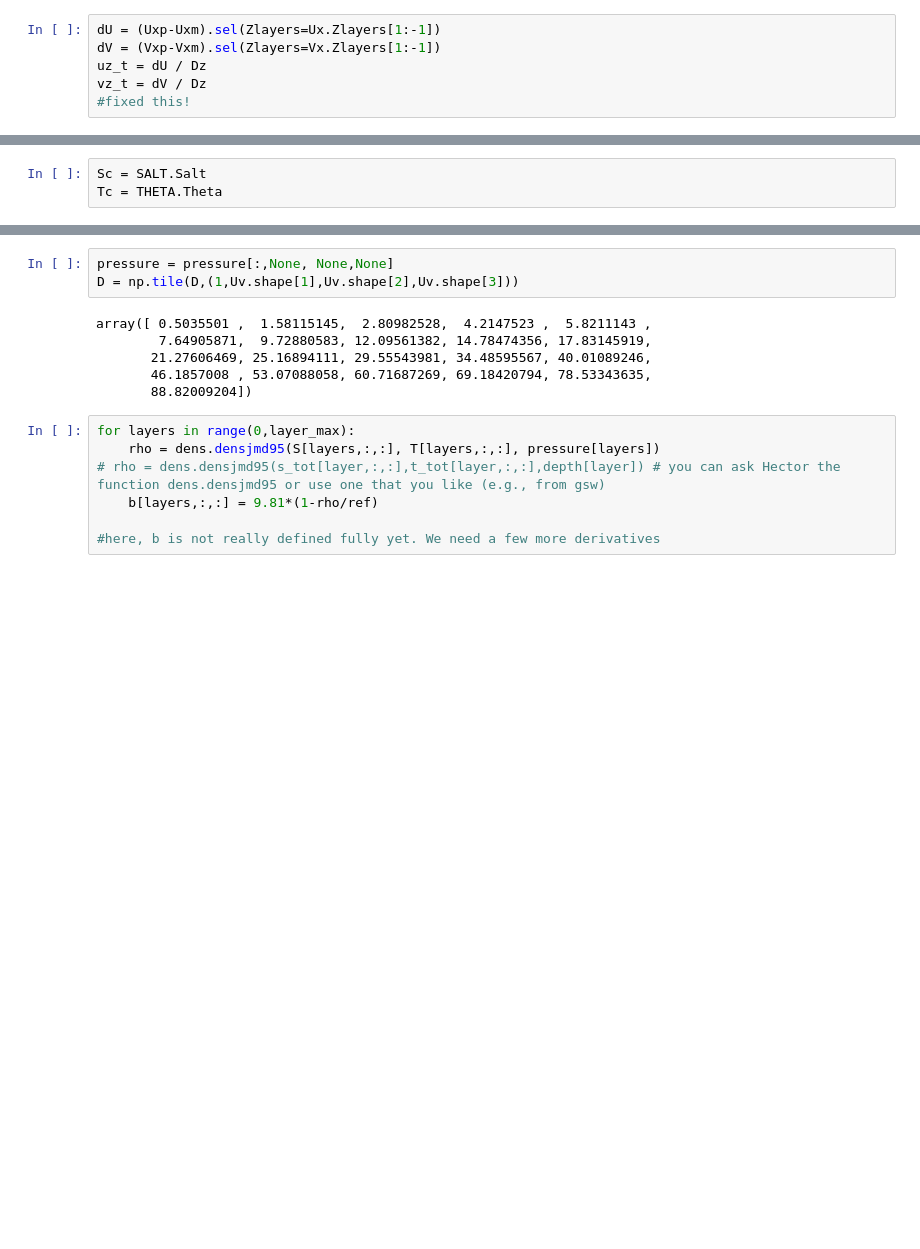
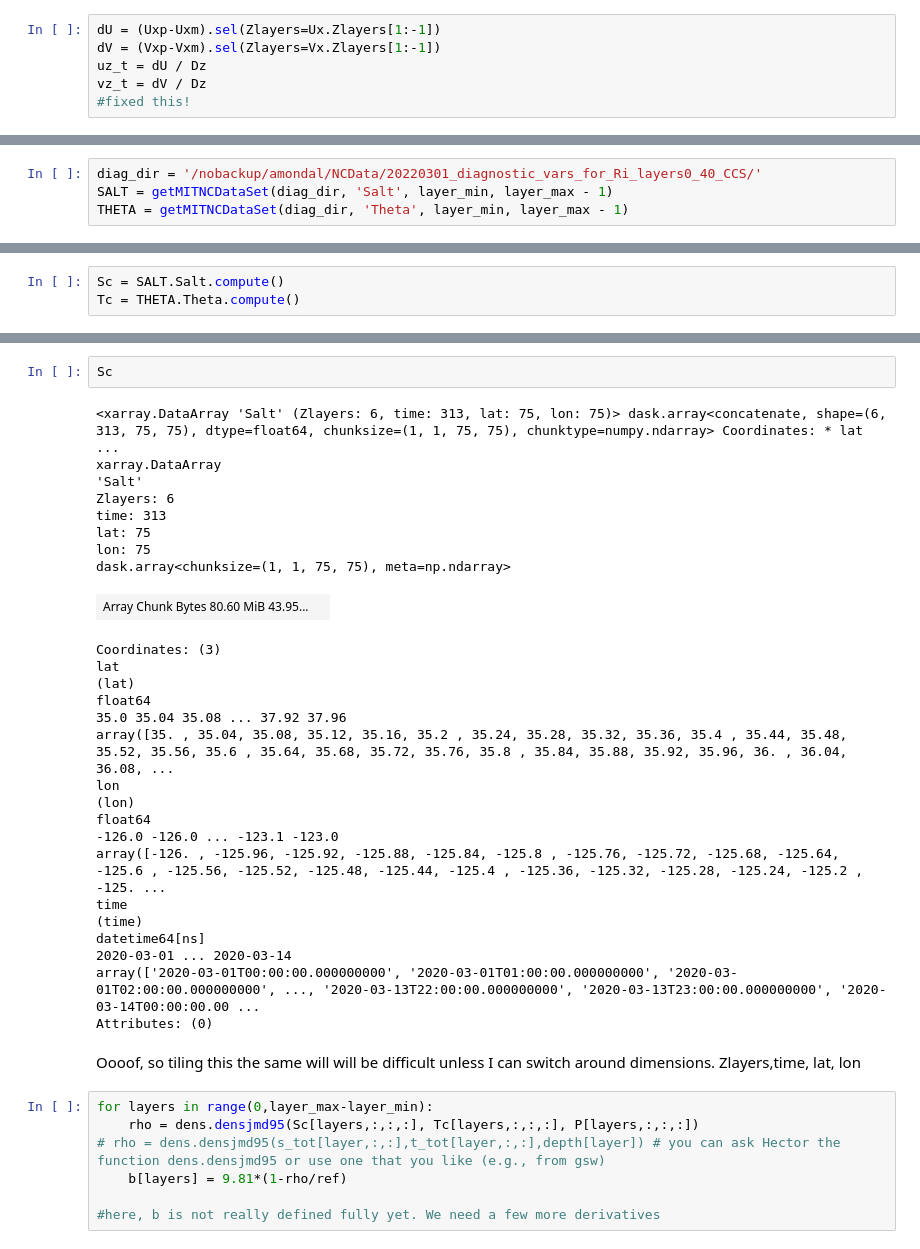
Before and after one commit to avik2007/CoupledOceAtmo, a Jupyter notebook: mit_geos_analysis/notebook25_RichardsonNumber.ipynb, the cells around one changed output, grey strips where cells are left out. Saved outputs shown, nothing was run; the diff lists cells and outputs as text; blank space fills up the shorter version.

```diff
--- a/mit_geos_analysis/notebook25_RichardsonNumber.ipynb
+++ b/mit_geos_analysis/notebook25_RichardsonNumber.ipynb
@@ -467,0 +399,4 @@ array([[[[5.83866210e-07, 5.80749342e-07, 5.24969855e-07, ...,
+# %%
+diag_dir = '/nobackup/amondal/NCData/20220301_diagnostic_vars_for_Ri_layers0_40_CCS/'
+SALT = getMITNCDataSet(diag_dir, 'Salt', layer_min, layer_max - 1)
+THETA = getMITNCDataSet(diag_dir, 'Theta', layer_min, layer_max - 1)
@@ -468,3 +421,3 @@ array([[[[5.83866210e-07, 5.80749342e-07, 5.24969855e-07, ...,
 # %%
-Sc = SALT.Salt
-Tc = THETA.Theta
+Sc = SALT.Salt.compute()
+Tc = THETA.Theta.compute()
@@ -480,16 +494,38 @@ pressure = gsw.p_from_z(-1*depth[0:layer_max],33)
-# %%
-pressure = pressure[:,None, None,None]
-D = np.tile(D,(1,Uv.shape[1],Uv.shape[2],Uv.shape[3]))
-# %% [output]
-array([ 0.5035501 ,  1.58115145,  2.80982528,  4.2147523 ,  5.8211143 ,
-        7.64905871,  9.72880583, 12.09561382, 14.78474356, 17.83145919,
-       21.27606469, 25.16894111, 29.55543981, 34.48595567, 40.01089246,
-       46.1857008 , 53.07088058, 60.71687269, 69.18420794, 78.53343635,
-       88.82009204])
+# %%
+Sc
+# %% [output]
+<xarray.DataArray 'Salt' (Zlayers: 6, time: 313, lat: 75, lon: 75)> dask.array<concatenate, shape=(6, 313, 75, 75), dtype=float64, chunksize=(1, 1, 75, 75), chunktype=numpy.ndarray> Coordinates: * lat ...
+xarray.DataArray
+'Salt'
+Zlayers: 6
+time: 313
+lat: 75
+lon: 75
+dask.array<chunksize=(1, 1, 75, 75), meta=np.ndarray>
+| Array Chunk Bytes 80.60 MiB 43.95... |  |
+Coordinates: (3)
+lat
+(lat)
+float64
+35.0 35.04 35.08 ... 37.92 37.96
+array([35. , 35.04, 35.08, 35.12, 35.16, 35.2 , 35.24, 35.28, 35.32, 35.36, 35.4 , 35.44, 35.48, 35.52, 35.56, 35.6 , 35.64, 35.68, 35.72, 35.76, 35.8 , 35.84, 35.88, 35.92, 35.96, 36. , 36.04, 36.08, ...
+lon
+(lon)
+float64
+-126.0 -126.0 ... -123.1 -123.0
+array([-126. , -125.96, -125.92, -125.88, -125.84, -125.8 , -125.76, -125.72, -125.68, -125.64, -125.6 , -125.56, -125.52, -125.48, -125.44, -125.4 , -125.36, -125.32, -125.28, -125.24, -125.2 , -125. ...
+time
+(time)
+datetime64[ns]
+2020-03-01 ... 2020-03-14
+array(['2020-03-01T00:00:00.000000000', '2020-03-01T01:00:00.000000000', '2020-03-01T02:00:00.000000000', ..., '2020-03-13T22:00:00.000000000', '2020-03-13T23:00:00.000000000', '2020-03-14T00:00:00.00 ...
+Attributes: (0)
+# %% [markdown]
+Oooof, so tiling this the same will will be difficult unless I can switch around dimensions. Zlayers,time, lat, lon
 # %%
-for layers in range(0,layer_max):
-    rho = dens.densjmd95(S[layers,:,:], T[layers,:,:], pressure[layers])
+for layers in range(0,layer_max-layer_min):
+    rho = dens.densjmd95(Sc[layers,:,:,:], Tc[layers,:,:,:], P[layers,:,:,:])
 # rho = dens.densjmd95(s_tot[layer,:,:],t_tot[layer,:,:],depth[layer]) # you can ask Hector the function dens.densjmd95 or use one that you like (e.g., from gsw)
-    b[layers,:,:] = 9.81*(1-rho/ref)
+    b[layers] = 9.81*(1-rho/ref)
 
 #here, b is not really defined fully yet. We need a few more derivatives
```
Also changed, not shown: parts of 25 cells of this notebook, 3 other files.
